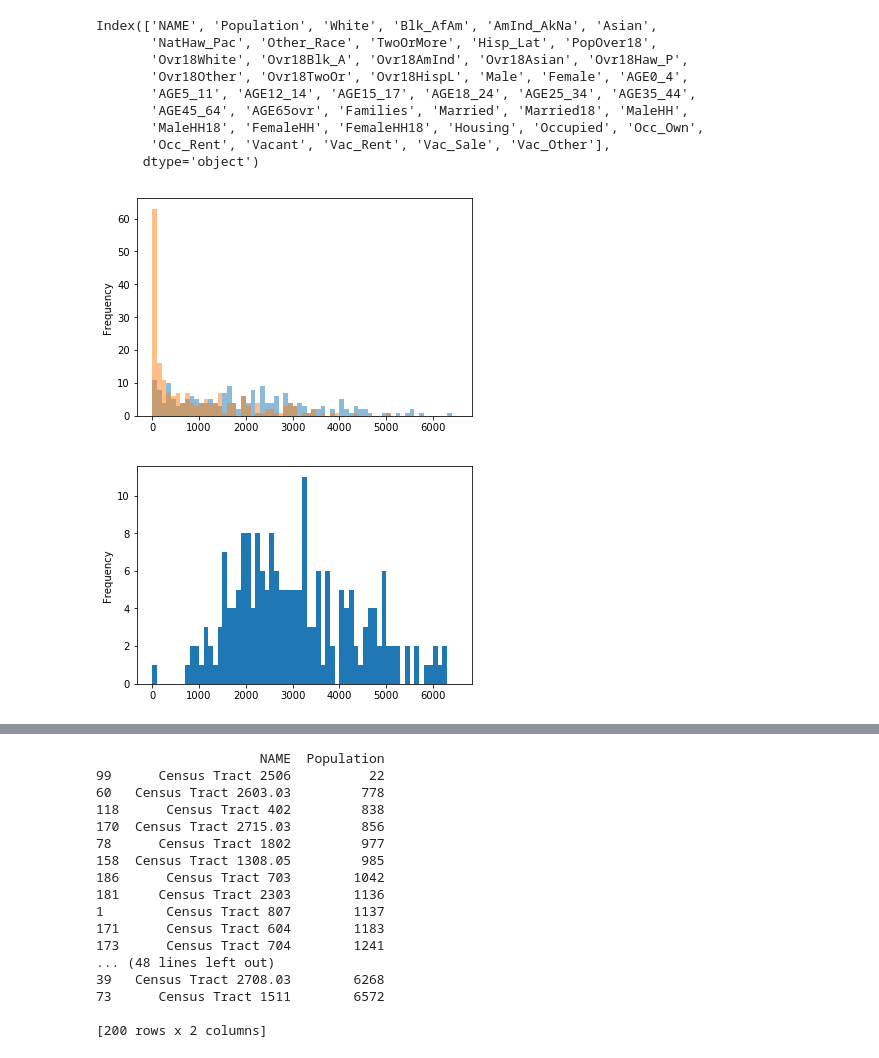
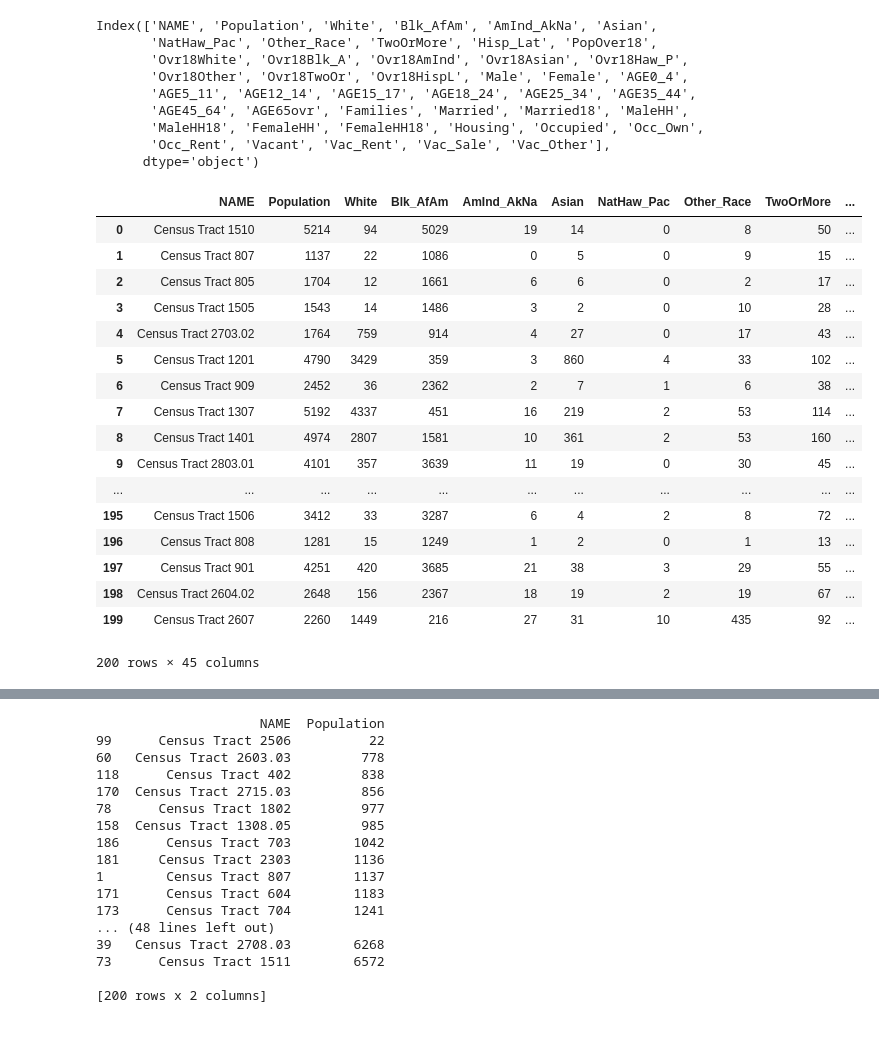
Before and after one commit to jrw5/Baltimore-Demographics, a Jupyter notebook: Baltimore-Census.ipynb, the cells around one changed output, grey strips where cells are left out. Saved outputs shown, nothing was run; the diff lists cells and outputs as text; code cells hidden in the pictures.

```diff
--- a/Baltimore-Census.ipynb
+++ b/Baltimore-Census.ipynb
@@ -12,12 +27,31 @@ print(raw_data.shape)
 # %%
 print(raw_data.columns)
+raw_data
 # %% [output]
 Index(['NAME', 'Population', 'White', 'Blk_AfAm', 'AmInd_AkNa', 'Asian',
        'NatHaw_Pac', 'Other_Race', 'TwoOrMore', 'Hisp_Lat', 'PopOver18',
        'Ovr18White', 'Ovr18Blk_A', 'Ovr18AmInd', 'Ovr18Asian', 'Ovr18Haw_P',
        'Ovr18Other', 'Ovr18TwoOr', 'Ovr18HispL', 'Male', 'Female', 'AGE0_4',
        'AGE5_11', 'AGE12_14', 'AGE15_17', 'AGE18_24', 'AGE25_34', 'AGE35_44',
        'AGE45_64', 'AGE65ovr', 'Families', 'Married', 'Married18', 'MaleHH',
        'MaleHH18', 'FemaleHH', 'FemaleHH18', 'Housing', 'Occupied', 'Occ_Own',
        'Occ_Rent', 'Vacant', 'Vac_Rent', 'Vac_Sale', 'Vac_Other'],
       dtype='object')
+|  | NAME | Population | White | Blk_AfAm | AmInd_AkNa | Asian | NatHaw_Pac | Other_Race | TwoOrMore | ... |
+| 0 | Census Tract 1510 | 5214 | 94 | 5029 | 19 | 14 | 0 | 8 | 50 | ... |
+| 1 | Census Tract 807 | 1137 | 22 | 1086 | 0 | 5 | 0 | 9 | 15 | ... |
+| 2 | Census Tract 805 | 1704 | 12 | 1661 | 6 | 6 | 0 | 2 | 17 | ... |
+| 3 | Census Tract 1505 | 1543 | 14 | 1486 | 3 | 2 | 0 | 10 | 28 | ... |
+| 4 | Census Tract 2703.02 | 1764 | 759 | 914 | 4 | 27 | 0 | 17 | 43 | ... |
+| 5 | Census Tract 1201 | 4790 | 3429 | 359 | 3 | 860 | 4 | 33 | 102 | ... |
+| 6 | Census Tract 909 | 2452 | 36 | 2362 | 2 | 7 | 1 | 6 | 38 | ... |
+| 7 | Census Tract 1307 | 5192 | 4337 | 451 | 16 | 219 | 2 | 53 | 114 | ... |
+| 8 | Census Tract 1401 | 4974 | 2807 | 1581 | 10 | 361 | 2 | 53 | 160 | ... |
+| 9 | Census Tract 2803.01 | 4101 | 357 | 3639 | 11 | 19 | 0 | 30 | 45 | ... |
+| ... | ... | ... | ... | ... | ... | ... | ... | ... | ... | ... |
+| 195 | Census Tract 1506 | 3412 | 33 | 3287 | 6 | 4 | 2 | 8 | 72 | ... |
+| 196 | Census Tract 808 | 1281 | 15 | 1249 | 1 | 2 | 0 | 1 | 13 | ... |
+| 197 | Census Tract 901 | 4251 | 420 | 3685 | 21 | 38 | 3 | 29 | 55 | ... |
+| 198 | Census Tract 2604.02 | 2648 | 156 | 2367 | 18 | 19 | 2 | 19 | 67 | ... |
+| 199 | Census Tract 2607 | 2260 | 1449 | 216 | 27 | 31 | 10 | 435 | 92 | ... |
+200 rows × 45 columns
@@ -26,11 +57,0 @@ print()
-# %%
-raw_data['Blk_AfAm'].plot.hist(alpha = .5, bins = 65, range = (0, 6500))
-raw_data['White'].plot.hist(alpha = .5, bins = 65, range = (0, 6500))
-plt.show()
-# %% [output]
-[figure, removed]
-# %%
-raw_data['Population'].plot.hist(bins = 65, range = (0, 6500))
-plt.show()
-# %% [output]
-[figure, removed]
```
Also changed, not shown: parts of 21 cells of this notebook.
